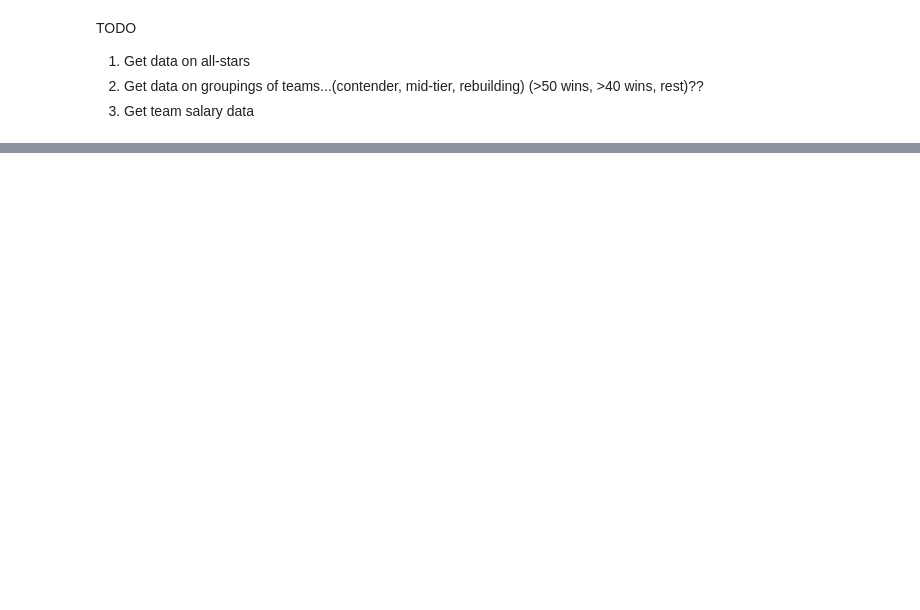
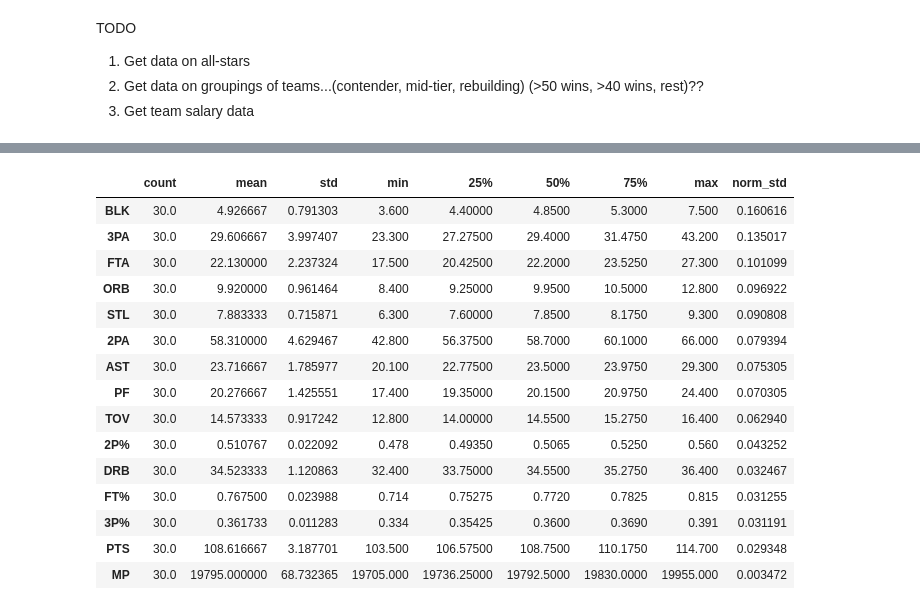
Before and after one commit to tbala25/NBA-Player_Team-Clusters, a Jupyter notebook: Team-Clustering/Data_Cleaning.ipynb, the cells around one changed output, grey strips where cells are left out. Saved outputs shown, nothing was run; the diff lists cells and outputs as text; code cells hidden in the pictures; blank space fills up the shorter version.

```diff
--- a/Team-Clustering/Data_Cleaning.ipynb
+++ b/Team-Clustering/Data_Cleaning.ipynb
@@ -86,3 +76,28 @@ team_per100_select.describe()
+# %%
+#Calculate a normalized standard dev = std/mean of column
+
+team_summary = team_per100_select.describe().T
+sigma = np.array(team_summary[['std']])
+mu = np.array(team_summary[['mean']])
+team_summary['norm_std'] = sigma/mu
+team_summary.sort_values(by='norm_std', axis = 0, ascending = False)
+# %% [output]
+|  | count | mean | std | min | 25% | 50% | 75% | max | norm_std |
+| BLK | 30.0 | 4.926667 | 0.791303 | 3.600 | 4.40000 | 4.8500 | 5.3000 | 7.500 | 0.160616 |
+| 3PA | 30.0 | 29.606667 | 3.997407 | 23.300 | 27.27500 | 29.4000 | 31.4750 | 43.200 | 0.135017 |
+| FTA | 30.0 | 22.130000 | 2.237324 | 17.500 | 20.42500 | 22.2000 | 23.5250 | 27.300 | 0.101099 |
+| ORB | 30.0 | 9.920000 | 0.961464 | 8.400 | 9.25000 | 9.9500 | 10.5000 | 12.800 | 0.096922 |
+| STL | 30.0 | 7.883333 | 0.715871 | 6.300 | 7.60000 | 7.8500 | 8.1750 | 9.300 | 0.090808 |
+| 2PA | 30.0 | 58.310000 | 4.629467 | 42.800 | 56.37500 | 58.7000 | 60.1000 | 66.000 | 0.079394 |
+| AST | 30.0 | 23.716667 | 1.785977 | 20.100 | 22.77500 | 23.5000 | 23.9750 | 29.300 | 0.075305 |
+| PF | 30.0 | 20.276667 | 1.425551 | 17.400 | 19.35000 | 20.1500 | 20.9750 | 24.400 | 0.070305 |
+| TOV | 30.0 | 14.573333 | 0.917242 | 12.800 | 14.00000 | 14.5500 | 15.2750 | 16.400 | 0.062940 |
+| 2P% | 30.0 | 0.510767 | 0.022092 | 0.478 | 0.49350 | 0.5065 | 0.5250 | 0.560 | 0.043252 |
+| DRB | 30.0 | 34.523333 | 1.120863 | 32.400 | 33.75000 | 34.5500 | 35.2750 | 36.400 | 0.032467 |
+| FT% | 30.0 | 0.767500 | 0.023988 | 0.714 | 0.75275 | 0.7720 | 0.7825 | 0.815 | 0.031255 |
+| 3P% | 30.0 | 0.361733 | 0.011283 | 0.334 | 0.35425 | 0.3600 | 0.3690 | 0.391 | 0.031191 |
+| PTS | 30.0 | 108.616667 | 3.187701 | 103.500 | 106.57500 | 108.7500 | 110.1750 | 114.700 | 0.029348 |
+| MP | 30.0 | 19795.000000 | 68.732365 | 19705.000 | 19736.25000 | 19792.5000 | 19830.0000 | 19955.000 | 0.003472 |
 # %%
 team_per100_select.hist()
 # %% [output]
```
Also changed, not shown: parts of 9 cells of this notebook, 1 other file.
